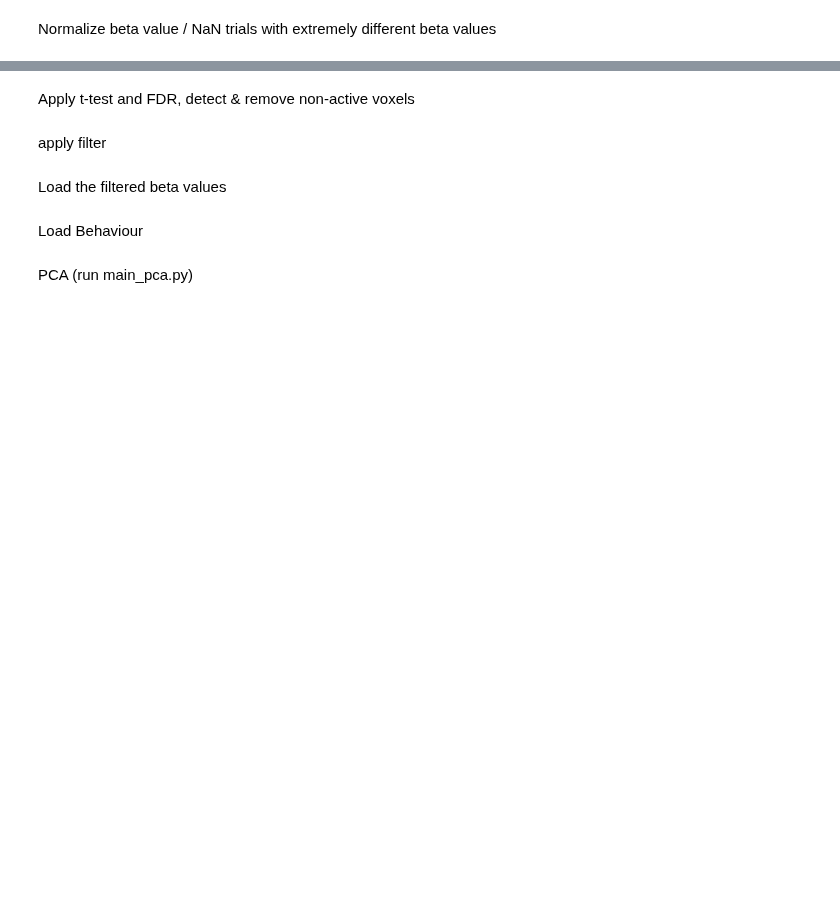
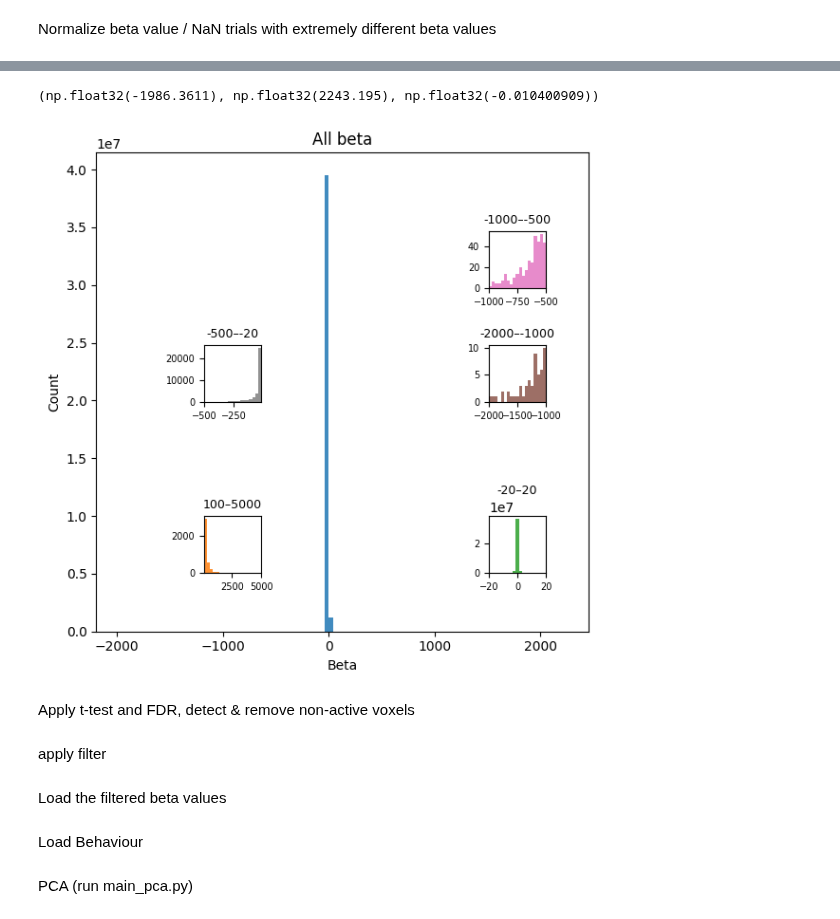
Before and after one commit to MeZahra/Thesis_code_Glm_Opt, a Jupyter notebook: main.ipynb, the cells around one changed output, grey strips where cells are left out. Drawn from its saved outputs; the diff is of its cells as text; code cells hidden in the pictures; blank space fills up the shorter version.

```diff
--- a/main.ipynb
+++ b/main.ipynb
@@ -60,16 +62,30 @@ Apply Masks on Bold Dataset
 # %%
 back_mask_data = back_mask > 0
 csf_mask_data = csf_mask > 0
-white_mask_data = white_mask > 0.5
+gray_mask_data = gray_mask > 0.5
 mask = np.logical_and(back_mask_data, ~csf_mask_data)
 nonzero_mask = np.where(mask)
 
-white_mask_flat = white_mask_data[nonzero_mask]
-keep_voxels = ~white_mask_flat
+keep_voxels = gray_mask_data[nonzero_mask]
 
 bold_flat = bold_data[nonzero_mask]
 masked_bold = bold_flat[keep_voxels]
 masked_coords = tuple(ax[keep_voxels] for ax in nonzero_mask)
+
+# print(f'{masked_bold.shape[0]/np.prod(bold_data.shape[:3]): .2%}% of selected voxels after masking')
+
+# mask_volume = np.zeros(bold_img.shape[:3], dtype=np.uint8)
+# mask_volume[masked_coords] = 1
+
+# mask_img = nib.Nifti1Image(mask_volume, bold_img.affine, bold_img.header)
+# mask_img_resampled = resample_to_img(mask_img, anat_img, interpolation="nearest")
+# view = plotting.view_img(
+#     mask_img_resampled,
+#     bg_img=anat_img,
+#     cmap="autumn",
+#     symmetric_cmap=False,
+# )
+# view
 # %% [markdown]
 Remove voxels in CSF & brain mask from the bold data
 # %%
@@ -140,0 +186,43 @@ bold_data_reshape = bold_data_reshape[keeped_mask]
+# %%
+np.min(beta), np.max(beta), np.mean(beta)
+# %% [output]
+(np.float32(-1986.3611), np.float32(2243.195), np.float32(-0.010400909))
+# %%
+import matplotlib.pyplot as plt
+import matplotlib.patches as patches
+import numpy as np
+
+fig, ax = plt.subplots(figsize=(6,6))
+tmp = beta.ravel()
+
+counts, bins, _ = ax.hist(tmp, bins=100, density=False, color='C0', alpha=0.85, edgecolor='none')
+ax.set_title('All beta')
+ax.set_xlabel('Beta')
+ax.set_ylabel('Count')
+
+ranges = [(-500,-20),(-1000,-500),(-2000,-1000), (100, 5000), (-20,20)]
+colors = ['C7','C6','C5','C1', 'C2', 'C3', 'C4','C8']
+positions = [
+    [0.3, 0.5, 0.1, 0.10],
+    [0.8, 0.7, 0.1, 0.10],
+    [0.8, 0.5, 0.1, 0.10],
+    [0.3, 0.2, 0.1, 0.10],
+    [0.8, 0.2, 0.1, 0.10],
+]
+
+ymax = counts.max()
+
+for (lo, hi), color, pos in zip(ranges, colors, positions):
+    axins = fig.add_axes(pos)
+    mask = (tmp >= lo) & (tmp < hi)
+    axins.hist(tmp[mask], bins=np.linspace(lo, hi, 20), density=False,
+               color=color, alpha=0.85, edgecolor='none')
+    axins.set_xlim(lo, hi)
+    # axins.set_ylim(0, ymax)
+    axins.set_title(f'{lo:.0f}–{hi:.0f}', fontsize=9)
+    axins.tick_params(axis='both', labelsize=7)
+    # axins.set_yticks([])
+
+fig.tight_layout()
+# %% [output]
+[figure, added]
```
Also changed, not shown: parts of 32 cells of this notebook, 2 other files.
